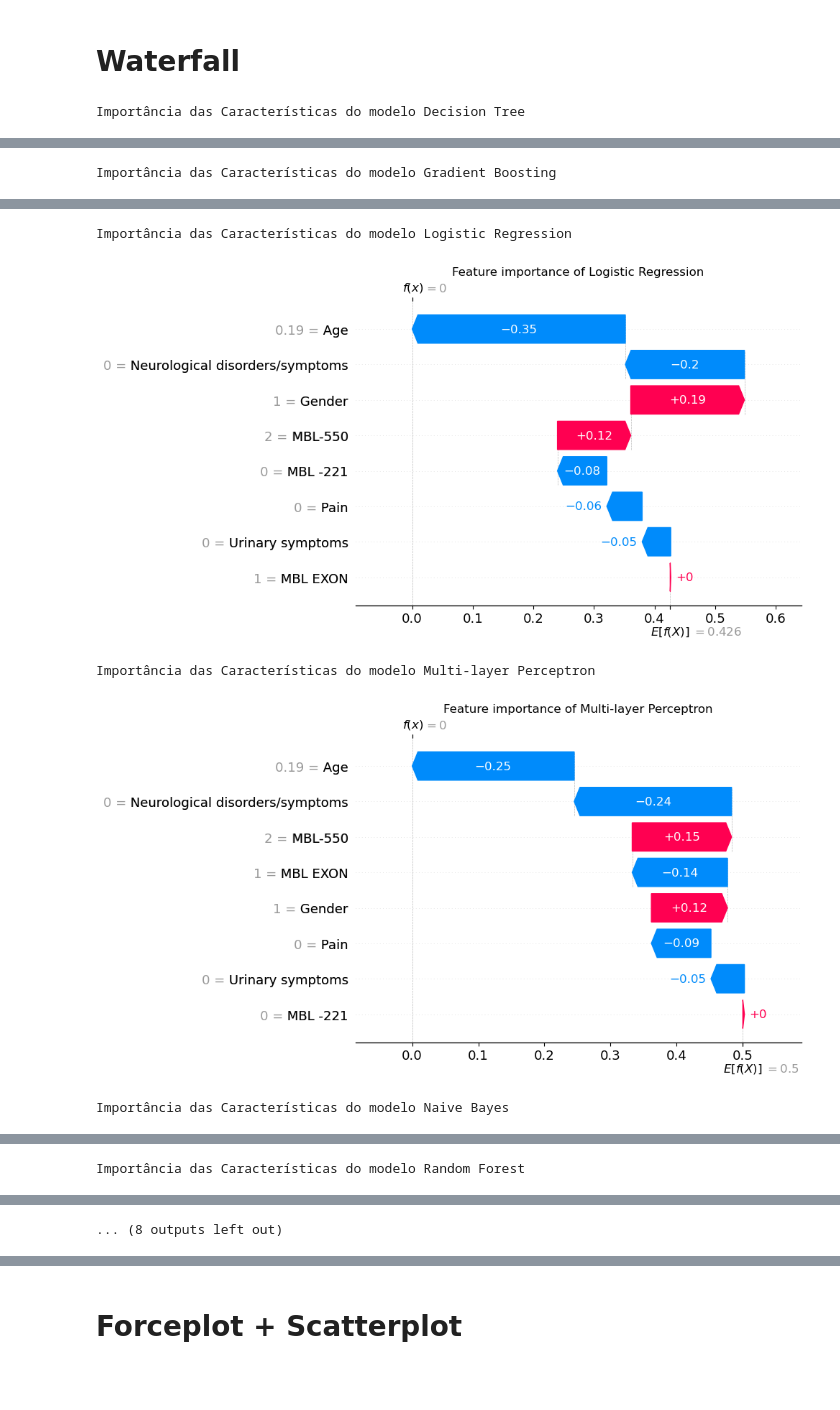
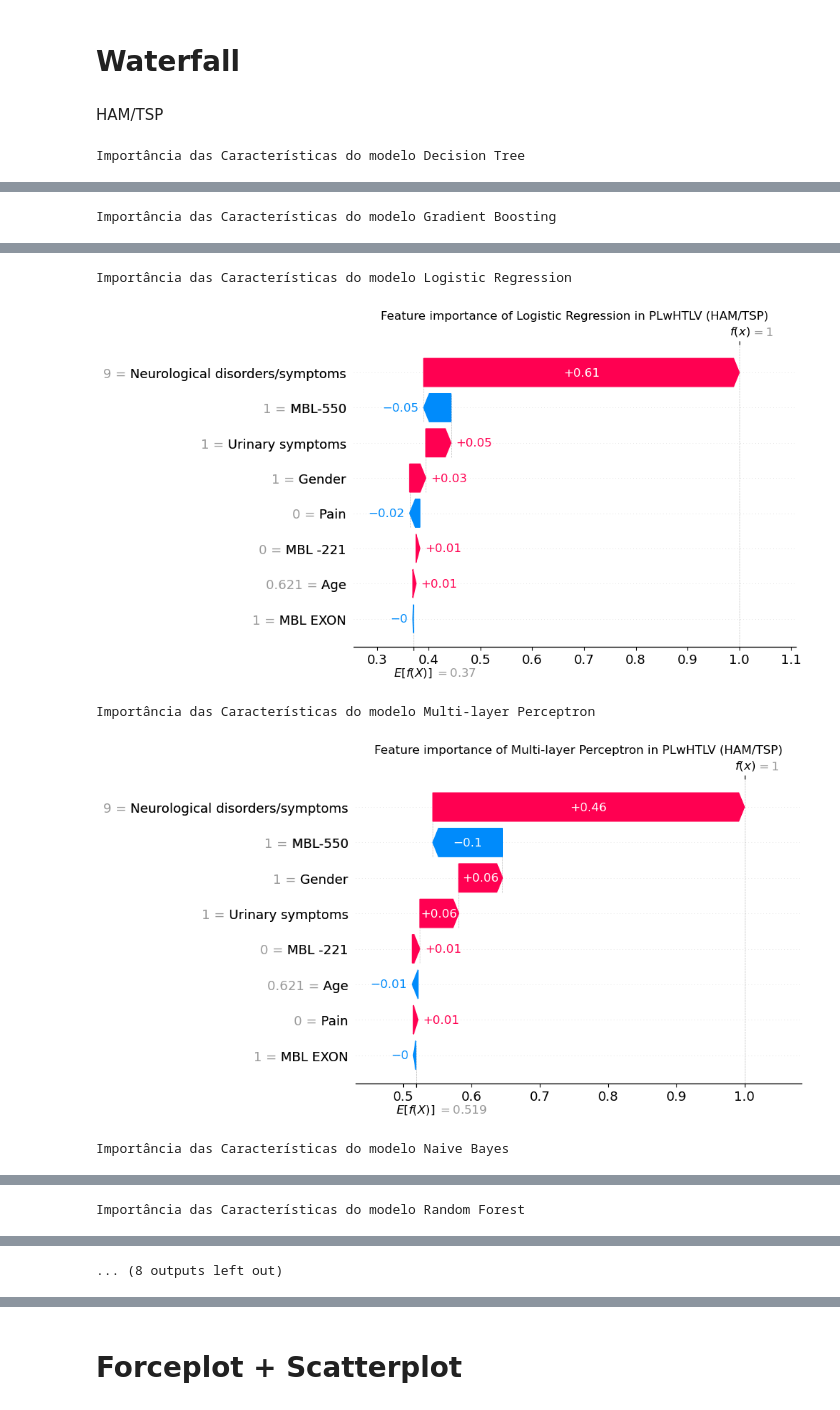
Before and after one commit to MatheusABomfim/MBL2_ML_HTLV, a Jupyter notebook: scripts/4_MEST_HTLV+MBL2+CLINICAL_XAI.ipynb, the cells around one changed output, grey strips where cells are left out. Saved outputs shown, nothing was run; the diff lists cells and outputs as text; code cells hidden in the pictures; blank space fills up the shorter version.

```diff
--- a/scripts/4_MEST_HTLV+MBL2+CLINICAL_XAI.ipynb
+++ b/scripts/4_MEST_HTLV+MBL2+CLINICAL_XAI.ipynb
@@ -228,6 +228,8 @@ X = df_.drop('HAM/TSP', axis=1)  # Predictor variables as a NumPy array
 **SHAP execution and plots**
 # %% [markdown]
 # Waterfall
+# %% [markdown]
+HAM/TSP
 # %%
 # Training the classifiers
 for model_name, item in classifiers.items():
@@ -243,10 +245,10 @@ for model_name, item in classifiers.items():
     full_name = definite_name[model_names.index(model_name)]
 
     print(f'Importância das Características do modelo {full_name}')
-    shap.plots.waterfall(shap_values[0], show=False)
+    shap.plots.waterfall(shap_values[53], show=False)
 
     # Set the title with the full model name
-    plt.title(f'Feature importance of {full_name}')
+    plt.title(f'Feature importance of {full_name} in PLwHTLV (HAM/TSP)')
     plt.show()
 # %% [output]
 Importância das Características do modelo Decision Tree
@@ -256,5 +258,5 @@ Importância das Características do modelo Gradient Boosting
 Importância das Características do modelo Logistic Regression
-[figure, old version]
+[figure, new version]
 Importância das Características do modelo Multi-layer Perceptron
-[figure, old version]
+[figure, new version]
 Importância das Características do modelo Naive Bayes
```
Also changed, not shown: parts of 9 cells of this notebook.
